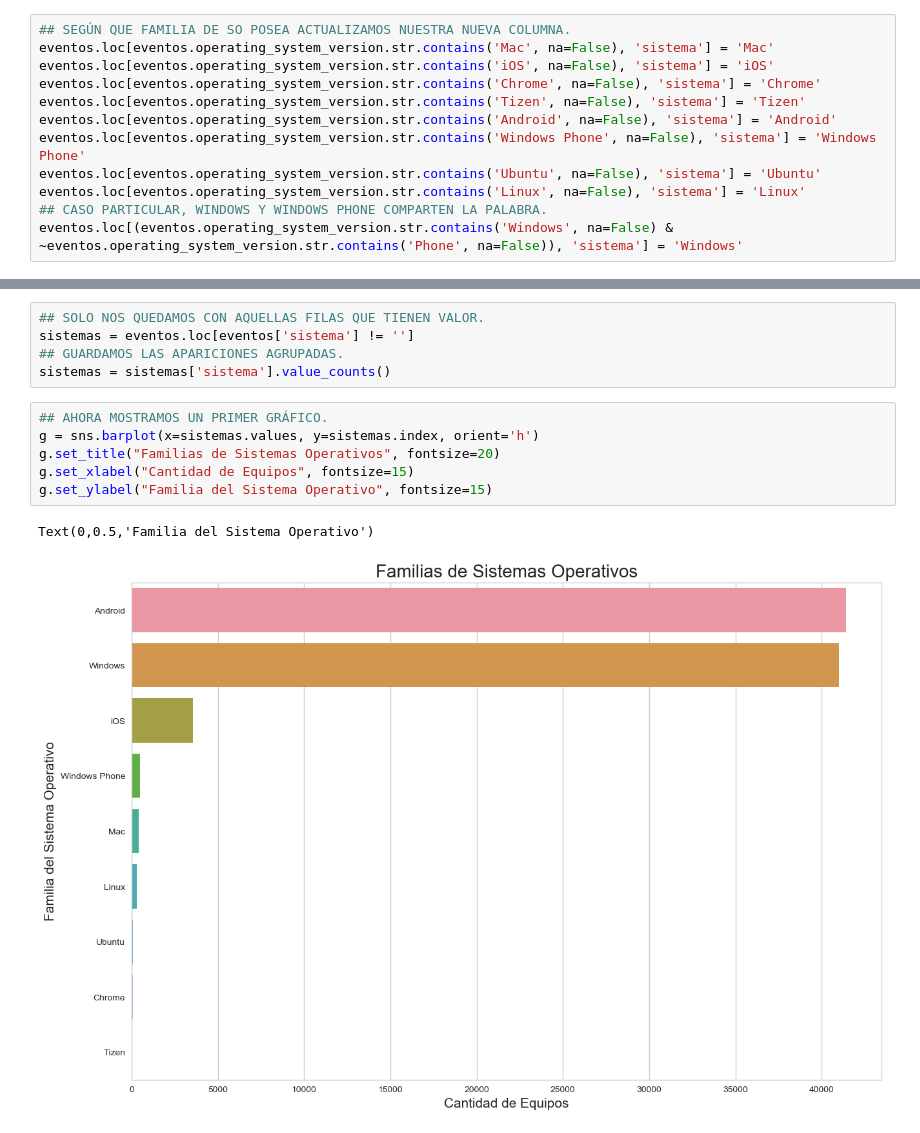
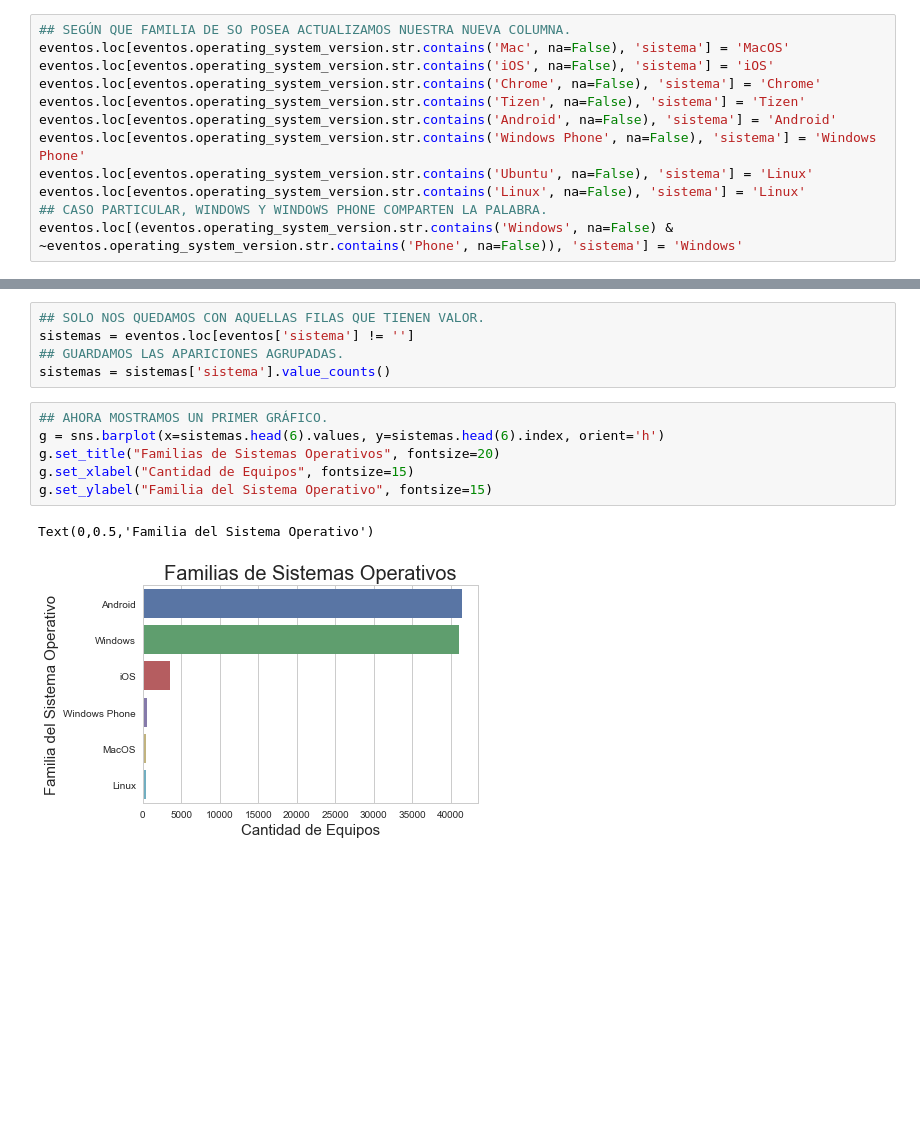
Before and after one commit to asilvestri2020/7506_2C2018, a Jupyter notebook: TP1/Borrador_TP1.ipynb, the cells around one changed output, grey strips where cells are left out. Drawn from its saved outputs; the diff is of its cells as text; blank space fills up the shorter version.

```diff
--- a/TP1/Borrador_TP1.ipynb
+++ b/TP1/Borrador_TP1.ipynb
@@ -132,13 +132,13 @@ Name: operating_system_version, Length: 121, dtype: int64
 eventos['sistema'] = ''
 # %%
 ## SEGÚN QUE FAMILIA DE SO POSEA ACTUALIZAMOS NUESTRA NUEVA COLUMNA.
-eventos.loc[eventos.operating_system_version.str.contains('Mac', na=False), 'sistema'] = 'Mac'
+eventos.loc[eventos.operating_system_version.str.contains('Mac', na=False), 'sistema'] = 'MacOS'
 eventos.loc[eventos.operating_system_version.str.contains('iOS', na=False), 'sistema'] = 'iOS'
 eventos.loc[eventos.operating_system_version.str.contains('Chrome', na=False), 'sistema'] = 'Chrome'
 eventos.loc[eventos.operating_system_version.str.contains('Tizen', na=False), 'sistema'] = 'Tizen'
 eventos.loc[eventos.operating_system_version.str.contains('Android', na=False), 'sistema'] = 'Android'
 eventos.loc[eventos.operating_system_version.str.contains('Windows Phone', na=False), 'sistema'] = 'Windows Phone'
-eventos.loc[eventos.operating_system_version.str.contains('Ubuntu', na=False), 'sistema'] = 'Ubuntu'
+eventos.loc[eventos.operating_system_version.str.contains('Ubuntu', na=False), 'sistema'] = 'Linux'
 eventos.loc[eventos.operating_system_version.str.contains('Linux', na=False), 'sistema'] = 'Linux'
 ## CASO PARTICULAR, WINDOWS Y WINDOWS PHONE COMPARTEN LA PALABRA.
 eventos.loc[(eventos.operating_system_version.str.contains('Windows', na=False) & ~eventos.operating_system_version.str.contains('Phone', na=False)), 'sistema'] = 'Windows'
@@ -164,13 +163,13 @@ sistemas = eventos.loc[eventos['sistema'] != '']
 sistemas = sistemas['sistema'].value_counts()
 # %%
 ## AHORA MOSTRAMOS UN PRIMER GRÁFICO.
-g = sns.barplot(x=sistemas.values, y=sistemas.index, orient='h')
+g = sns.barplot(x=sistemas.head(6).values, y=sistemas.head(6).index, orient='h')
 g.set_title("Familias de Sistemas Operativos", fontsize=20)
 g.set_xlabel("Cantidad de Equipos", fontsize=15)
 g.set_ylabel("Familia del Sistema Operativo", fontsize=15)
 # %% [output]
 Text(0,0.5,'Familia del Sistema Operativo')
-[figure, old version]
+[figure, new version]
 # %%
 ## ACA PASAMOS LAS COLUMNAS QUE TIENEN UNA CANTIDAD DE VALORES LIMITADA A UN TIPO CATEGORY
 eventos['event'] = eventos['event'].astype('category')
```
Also changed, not shown: parts of 6 cells of this notebook.
